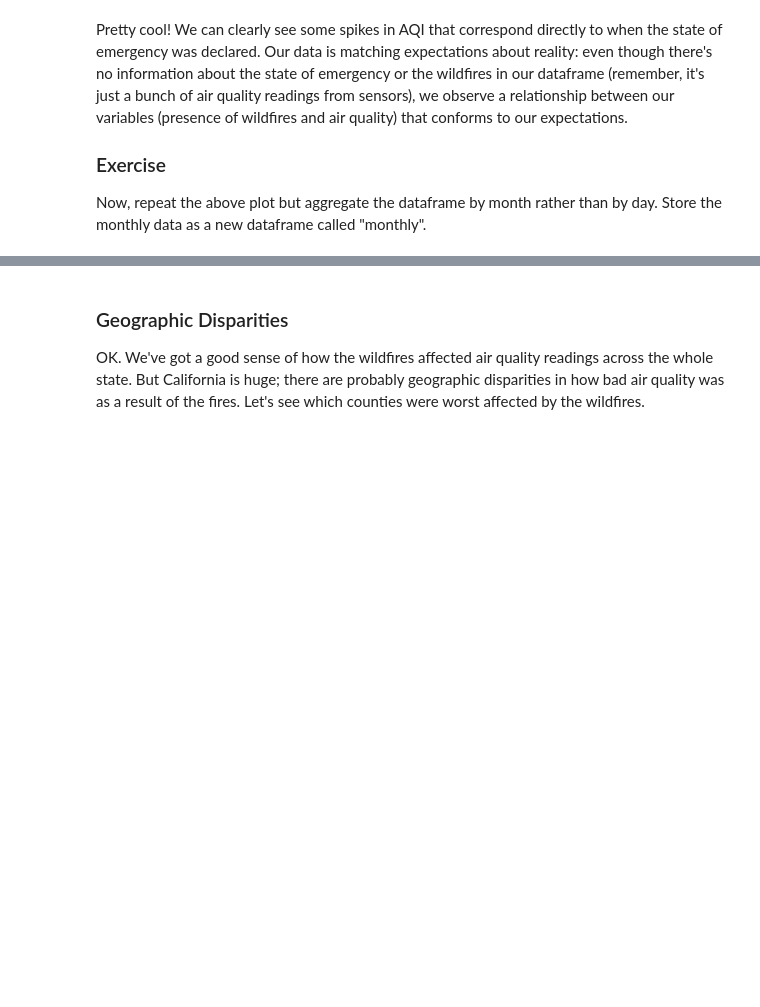
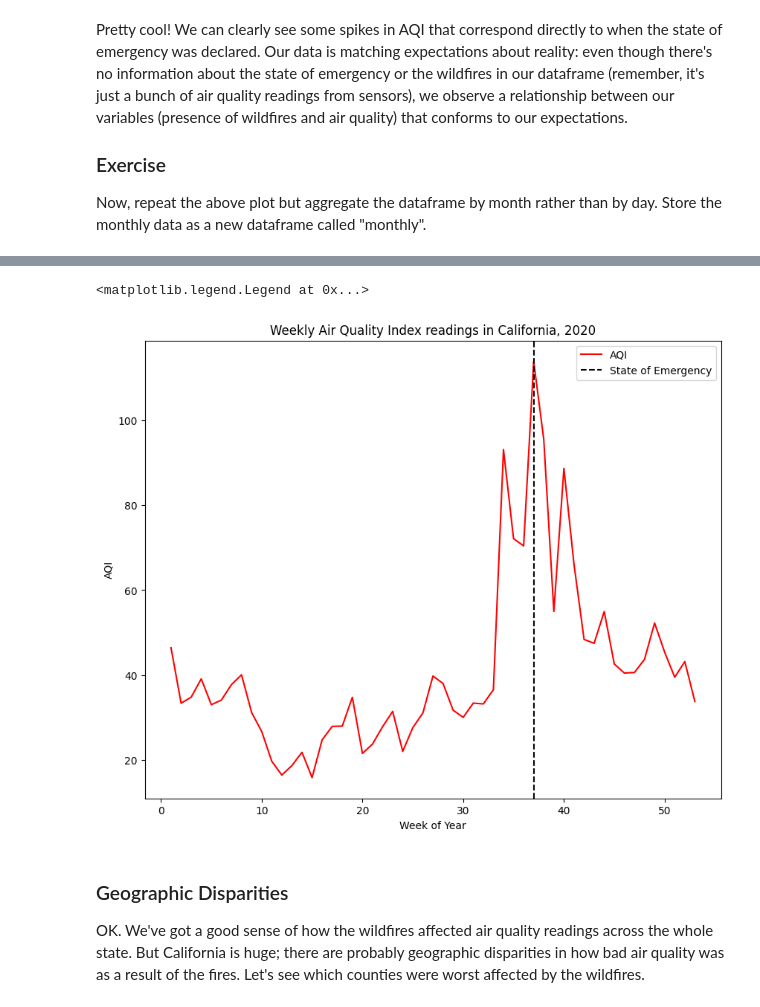
Before and after one commit to gracemmorris/QM2, a Jupyter notebook: notebooks/W03. Spatial Data.ipynb, the cells around one changed output, grey strips where cells are left out. Cells and saved outputs as stored; diff of their text form; code cells hidden in the pictures; blank space fills up the shorter version.

```diff
--- a/notebooks/W03. Spatial Data.ipynb
+++ b/notebooks/W03. Spatial Data.ipynb
@@ -180,3 +214,21 @@ Now, repeat the above plot but aggregate the dataframe by month rather than by d
+# %%
+weekly=df.groupby('Week')['AQI'].mean()
+weekly
+
+# plot the daily data
+weekly.plot(color='red')
+
+#add title and axis labels
+plt.title('Weekly Air Quality Index readings in California, 2020')
+plt.ylabel('AQI')
+plt.xlabel('Week of Year')
+
+# add a dashed black line on August 18th (the 231st day of the year)
+plt.axvline(37, color='black', linestyle='--', label='State of Emergency')
+plt.legend()
+# %% [output]
+<matplotlib.legend.Legend at 0x...>
+[figure, added]
 # %% [markdown]
 ### Geographic Disparities
 
```
Also changed, not shown: parts of 4 cells of this notebook.
